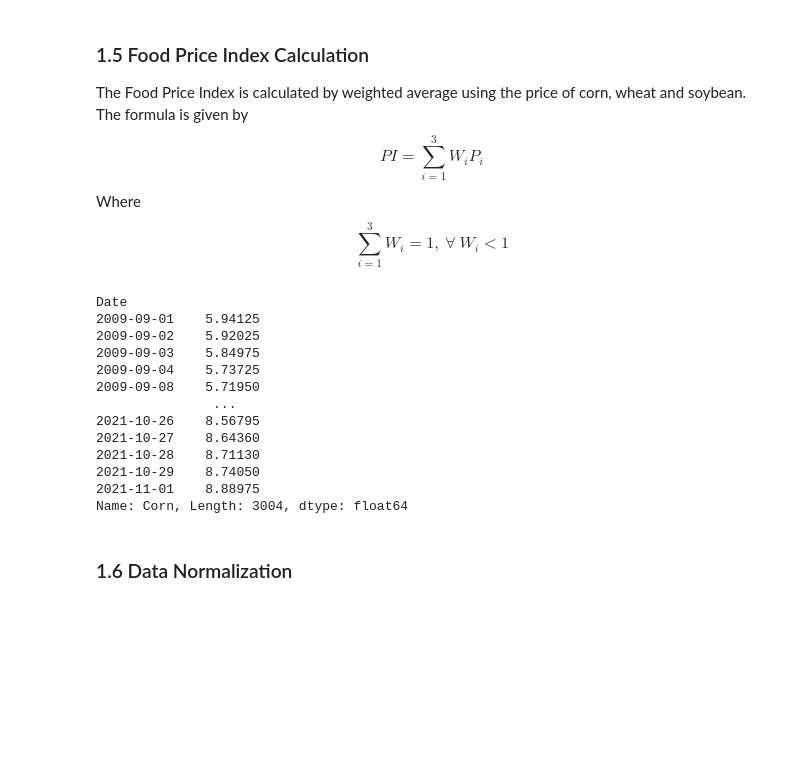
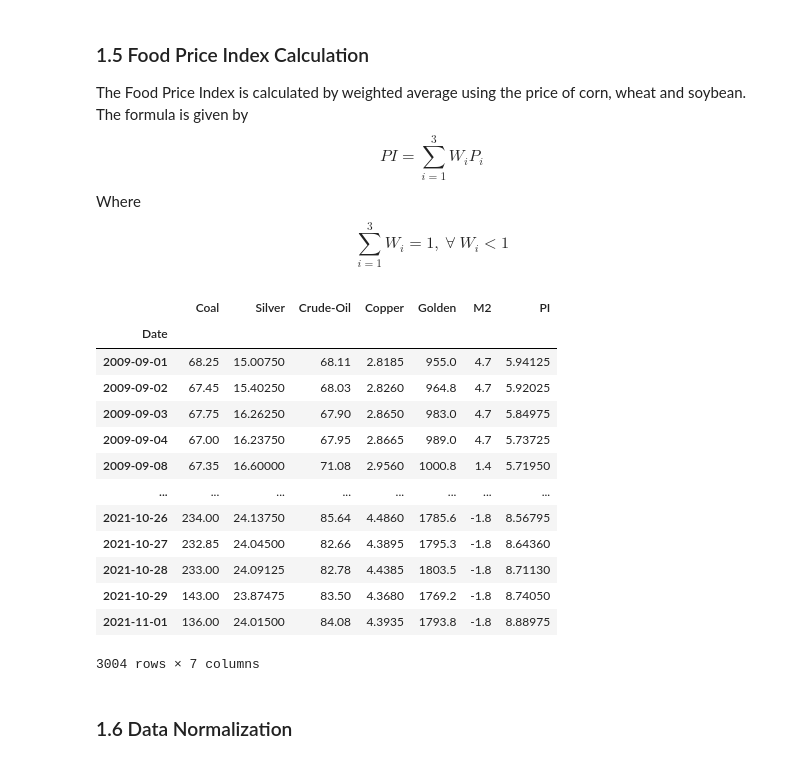
Before and after one commit to Shunian-Chen/AIPI510-Project, a Jupyter notebook: Food_price_prediction.ipynb, the cells around one changed output. Saved outputs shown, nothing was run; the diff lists cells and outputs as text; code cells hidden in the pictures; blank space fills up the shorter version.

```diff
--- a/Food_price_prediction.ipynb
+++ b/Food_price_prediction.ipynb
@@ -281,23 +281,27 @@ $$\sum_{i=1}^{3} W_i = 1,\ \forall \  W_i < 1$$
 # %%
 weights = {"Corn": 0.2, "Wheat": 0.5, "Soybean": 0.3}
 PI = 0
 for food, weight in weights.items():
   PI += combo_data_no_outlier[food] * weight
 PI
+data_pi = combo_data_no_outlier.drop(["Corn", "Wheat", "Soybean"], axis=1)
+data_pi["PI"] = PI
+data_pi
 # %% [output]
+|  | Coal | Silver | Crude-Oil | Copper | Golden | M2 | PI |
+| Date |  |  |  |  |  |  |  |
+| 2009-09-01 | 68.25 | 15.00750 | 68.11 | 2.8185 | 955.0 | 4.7 | 5.94125 |
+| 2009-09-02 | 67.45 | 15.40250 | 68.03 | 2.8260 | 964.8 | 4.7 | 5.92025 |
+| 2009-09-03 | 67.75 | 16.26250 | 67.90 | 2.8650 | 983.0 | 4.7 | 5.84975 |
+| 2009-09-04 | 67.00 | 16.23750 | 67.95 | 2.8665 | 989.0 | 4.7 | 5.73725 |
+| 2009-09-08 | 67.35 | 16.60000 | 71.08 | 2.9560 | 1000.8 | 1.4 | 5.71950 |
+| ... | ... | ... | ... | ... | ... | ... | ... |
+| 2021-10-26 | 234.00 | 24.13750 | 85.64 | 4.4860 | 1785.6 | -1.8 | 8.56795 |
+| 2021-10-27 | 232.85 | 24.04500 | 82.66 | 4.3895 | 1795.3 | -1.8 | 8.64360 |
+| 2021-10-28 | 233.00 | 24.09125 | 82.78 | 4.4385 | 1803.5 | -1.8 | 8.71130 |
+| 2021-10-29 | 143.00 | 23.87475 | 83.50 | 4.3680 | 1769.2 | -1.8 | 8.74050 |
+| 2021-11-01 | 136.00 | 24.01500 | 84.08 | 4.3935 | 1793.8 | -1.8 | 8.88975 |
-Date
-2009-09-01    5.94125
-2009-09-02    5.92025
-2009-09-03    5.84975
-2009-09-04    5.73725
-2009-09-08    5.71950
-               ...
-2021-10-26    8.56795
-2021-10-27    8.64360
-2021-10-28    8.71130
-2021-10-29    8.74050
-2021-11-01    8.88975
-Name: Corn, Length: 3004, dtype: float64
+3004 rows × 7 columns
 # %% [markdown]
 ### 1.6 Data Normalization
 # %% [markdown]
```
